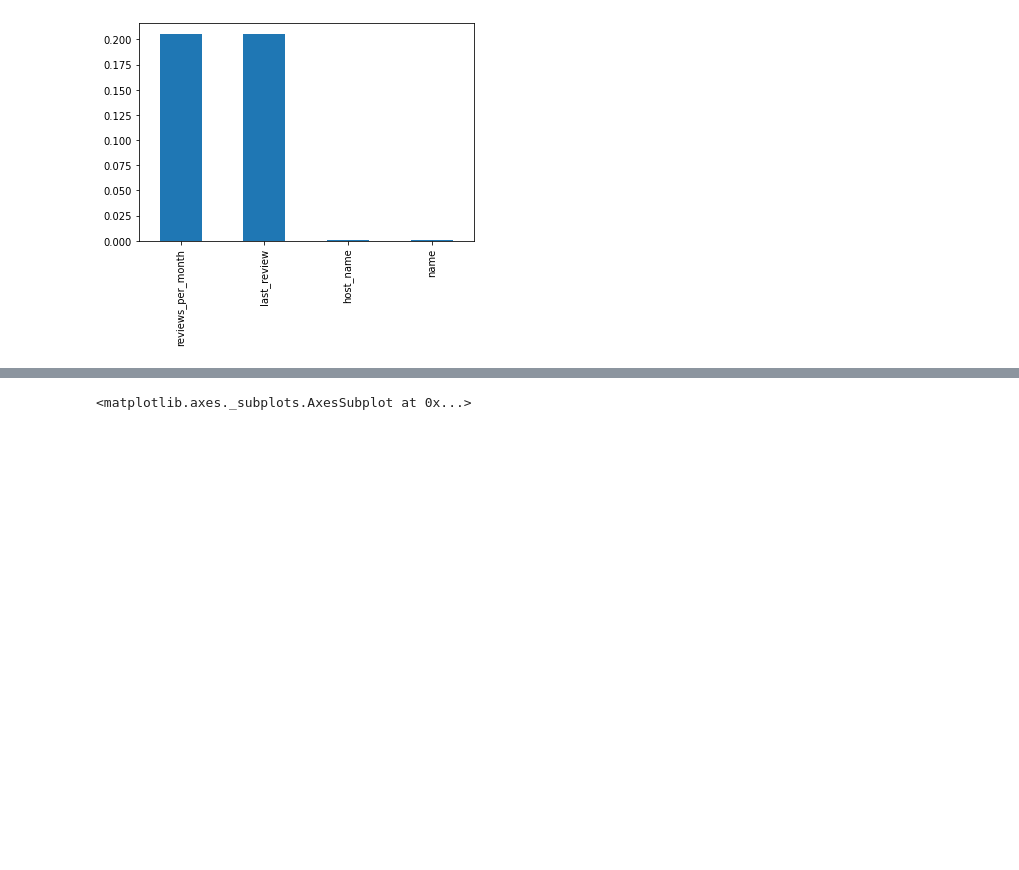
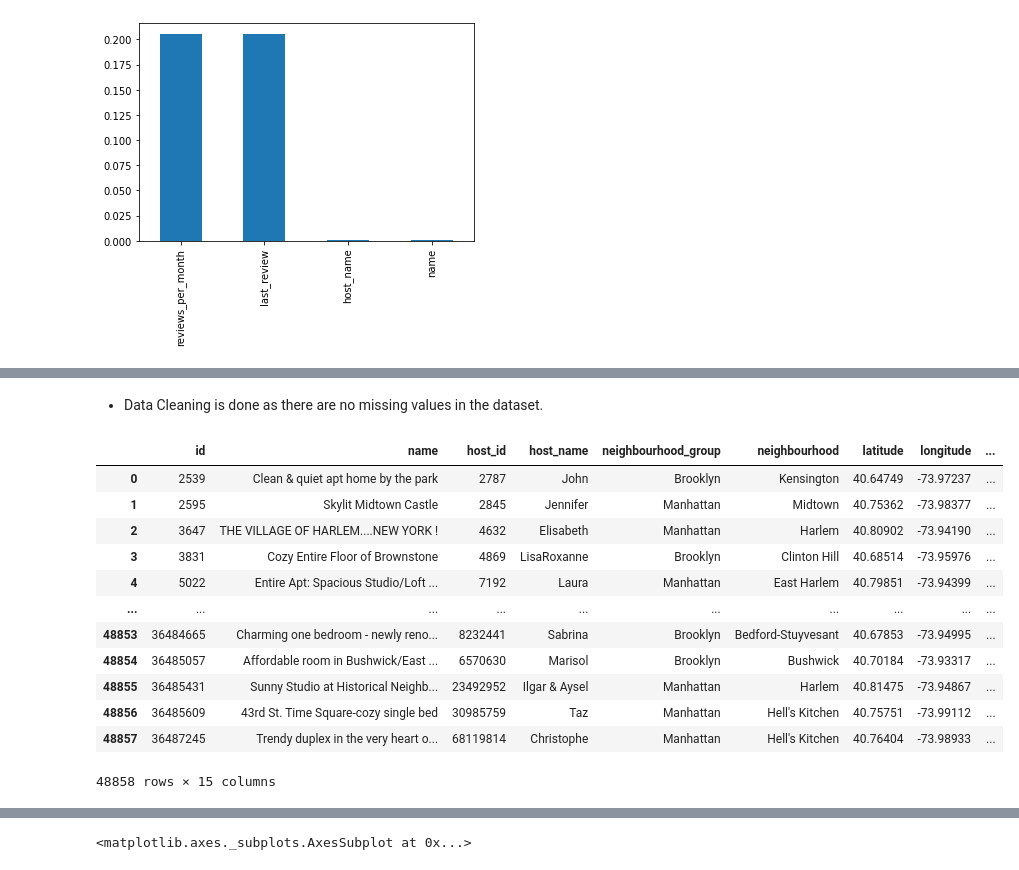
Before and after one commit to omkar-rayala/airbnb_analysis, a Jupyter notebook: airbnb.ipynb, the cells around one changed output, grey strips where cells are left out. Cells and saved outputs as stored; diff of their text form; code cells hidden in the pictures; blank space fills up the shorter version.

```diff
--- a/airbnb.ipynb
+++ b/airbnb.ipynb
@@ -131,0 +139,7 @@ per_missing_values[per_missing_values != 0].plot(kind ='bar')
+# %%
+df['reviews_per_month'] = df['reviews_per_month'].fillna(0)
+# %%
+df.drop('last_review', inplace = True, axis =1)
+# %%
+df = df.dropna()
+df = df.reset_index(drop = True)
@@ -131,0 +166,18 @@ per_missing_values[per_missing_values != 0].plot(kind ='bar')
+# %% [markdown]
+- Data Cleaning is done as there are no missing values in the dataset.
+# %%
+df
+# %% [output]
+|  | id | name | host_id | host_name | neighbourhood_group | neighbourhood | latitude | longitude | ... |
+| 0 | 2539 | Clean & quiet apt home by the park | 2787 | John | Brooklyn | Kensington | 40.64749 | -73.97237 | ... |
+| 1 | 2595 | Skylit Midtown Castle | 2845 | Jennifer | Manhattan | Midtown | 40.75362 | -73.98377 | ... |
+| 2 | 3647 | THE VILLAGE OF HARLEM....NEW YORK ! | 4632 | Elisabeth | Manhattan | Harlem | 40.80902 | -73.94190 | ... |
+| 3 | 3831 | Cozy Entire Floor of Brownstone | 4869 | LisaRoxanne | Brooklyn | Clinton Hill | 40.68514 | -73.95976 | ... |
+| 4 | 5022 | Entire Apt: Spacious Studio/Loft ... | 7192 | Laura | Manhattan | East Harlem | 40.79851 | -73.94399 | ... |
+| ... | ... | ... | ... | ... | ... | ... | ... | ... | ... |
+| 48853 | 36484665 | Charming one bedroom - newly reno... | 8232441 | Sabrina | Brooklyn | Bedford-Stuyvesant | 40.67853 | -73.94995 | ... |
+| 48854 | 36485057 | Affordable room in Bushwick/East ... | 6570630 | Marisol | Brooklyn | Bushwick | 40.70184 | -73.93317 | ... |
+| 48855 | 36485431 | Sunny Studio at Historical Neighb... | 23492952 | Ilgar & Aysel | Manhattan | Harlem | 40.81475 | -73.94867 | ... |
+| 48856 | 36485609 | 43rd St. Time Square-cozy single bed | 30985759 | Taz | Manhattan | Hell's Kitchen | 40.75751 | -73.99112 | ... |
+| 48857 | 36487245 | Trendy duplex in the very heart o... | 68119814 | Christophe | Manhattan | Hell's Kitchen | 40.76404 | -73.98933 | ... |
+48858 rows × 15 columns
```
Also changed, not shown: parts of 7 cells of this notebook.
